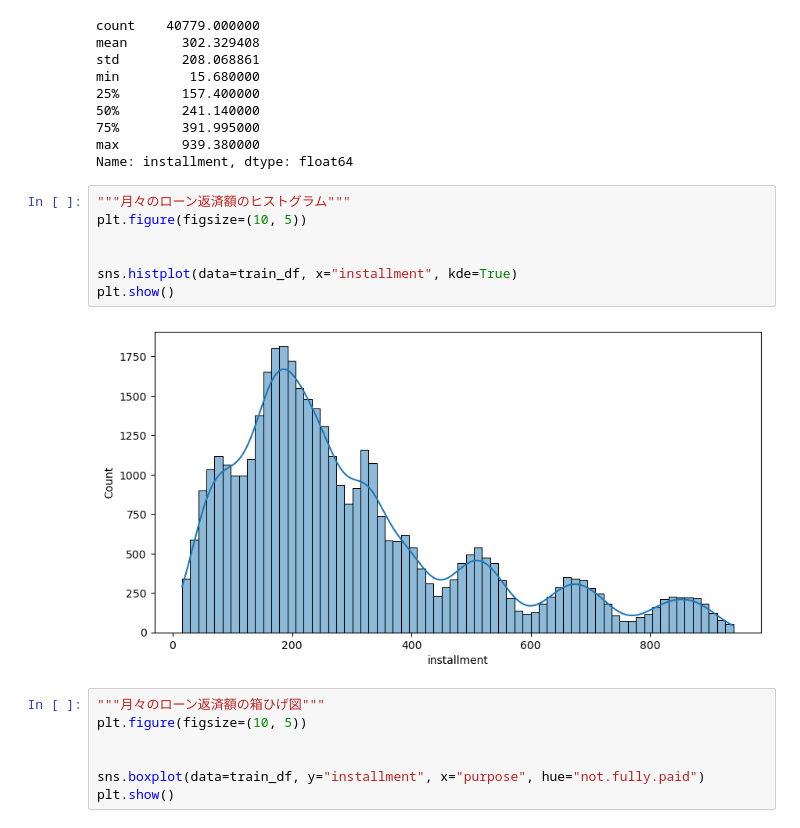
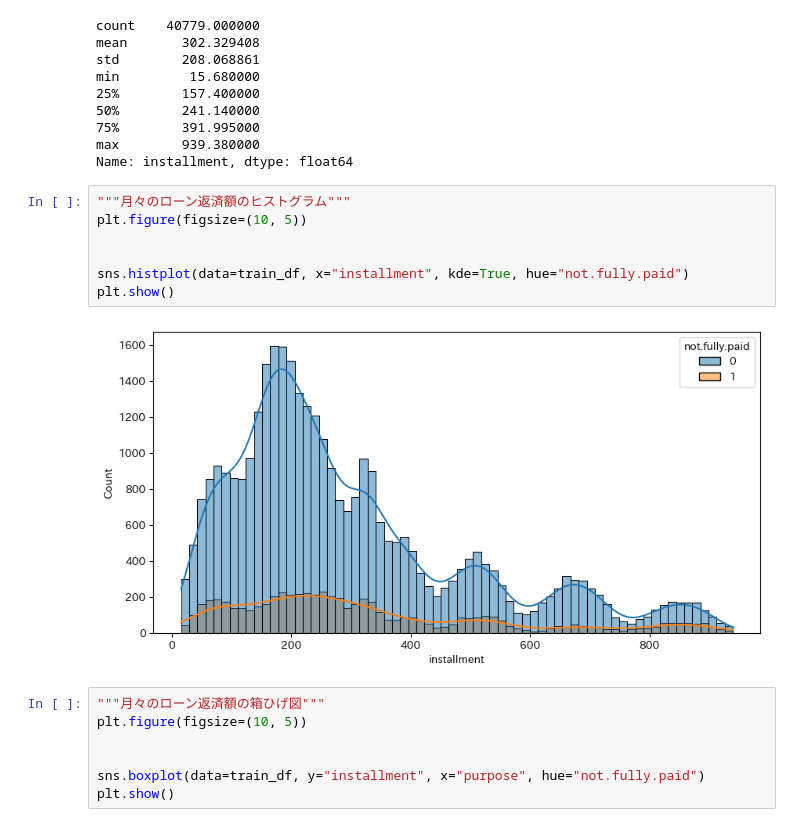
Before and after one commit to christian6022/MUFJ_Basic_Camp2024, a Jupyter notebook: src/20240801_eda.ipynb, the cells around one changed output. Saved outputs shown, nothing was run; the diff lists cells and outputs as text.

```diff
--- a/src/eda.ipynb
+++ b/src/20240801_eda.ipynb
@@ -191,12 +200,12 @@ Name: installment, dtype: float64
 # %%
 """月々のローン返済額のヒストグラム"""
 plt.figure(figsize=(10, 5))
 
 
-sns.histplot(data=train_df, x="installment", kde=True)
+sns.histplot(data=train_df, x="installment", kde=True, hue="not.fully.paid")
 plt.show()
 # %% [output]
-[figure, old version]
+[figure, new version]
 # %%
 """月々のローン返済額の箱ひげ図"""
 plt.figure(figsize=(10, 5))
```
Also changed, not shown: parts of 27 cells of this notebook, 11 other files.
